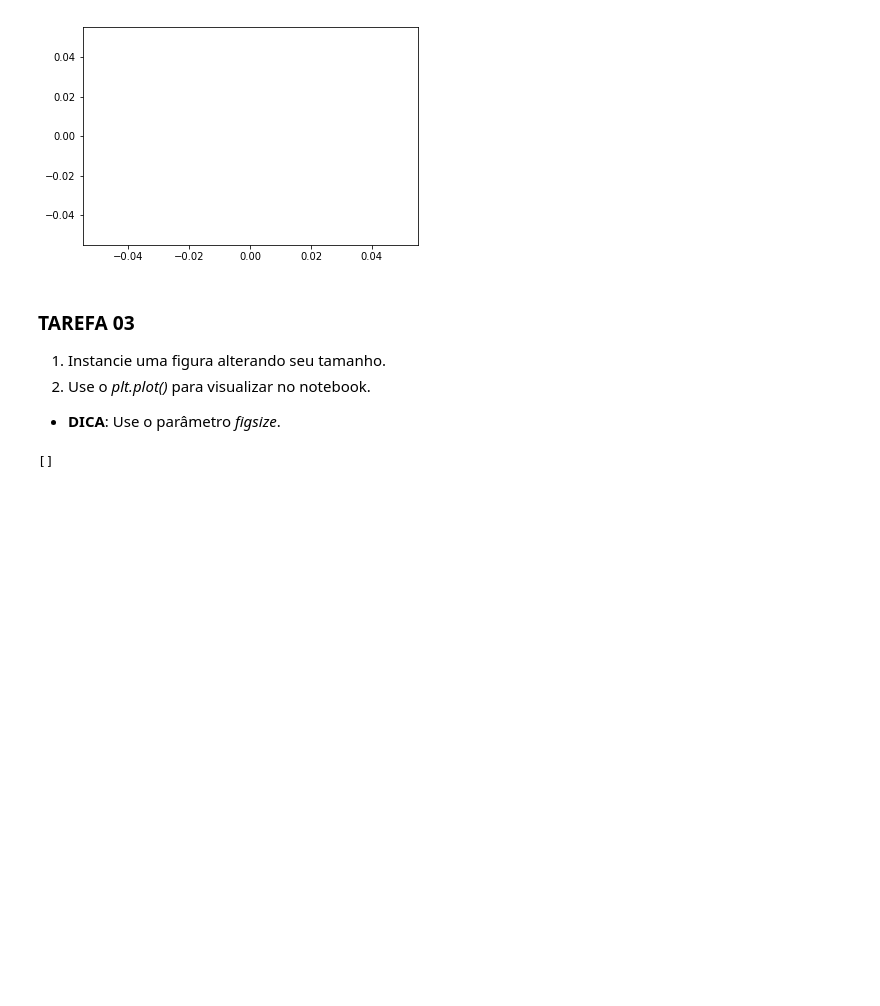
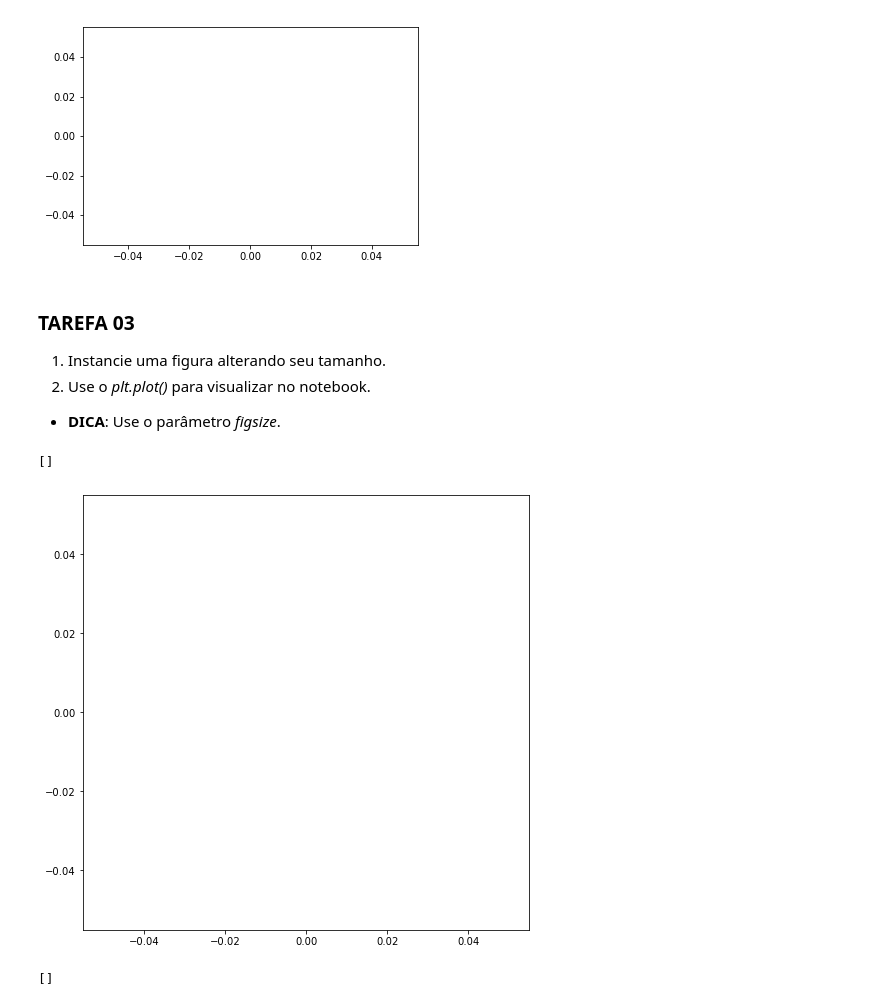
Before and after one commit to cpoles/data_science, a Jupyter notebook: awari/visualizacao_exploratoria_exercicios-master/01-exercicios-matplotlib/visualizacao_com_matplotlib.ipynb, the cells around one changed output. Drawn from its saved outputs; the diff is of its cells as text; code cells hidden in the pictures; blank space fills up the shorter version.

```diff
--- a/awari/visualizacao_exploratoria_exercicios-master/01-exercicios-matplotlib/visualizacao_com_matplotlib.ipynb
+++ b/awari/visualizacao_exploratoria_exercicios-master/01-exercicios-matplotlib/visualizacao_com_matplotlib.ipynb
@@ -117,3 +129,9 @@ O *Figure* é o elemento de mais alto nível do gráfico. Uma figura pode ter v
+# %%
+plt.figure(figsize=(8,8))
+plt.plot()
+# %% [output]
+[]
+[figure, added]
 # %%
 # Resultado esperado (não modifique esta célula)
 # %% [output]
```
Also changed, not shown: parts of 20 cells of this notebook, 1 other file.
